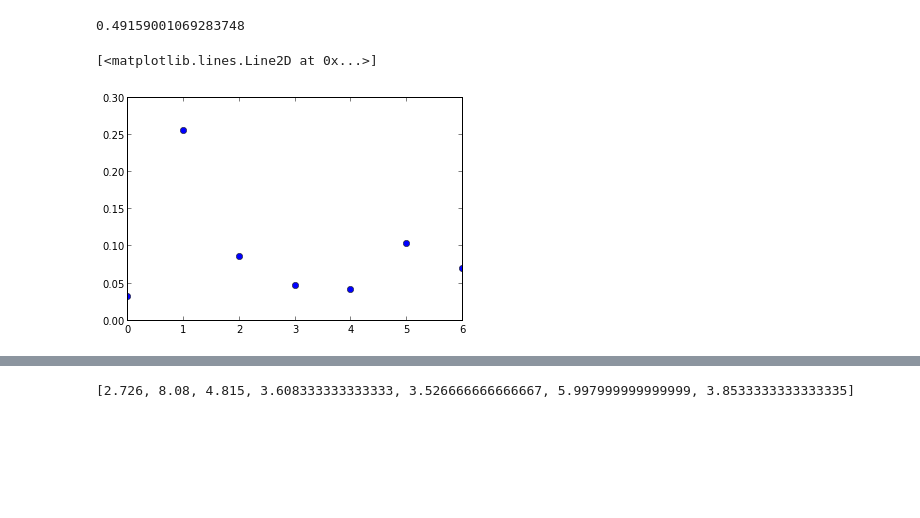
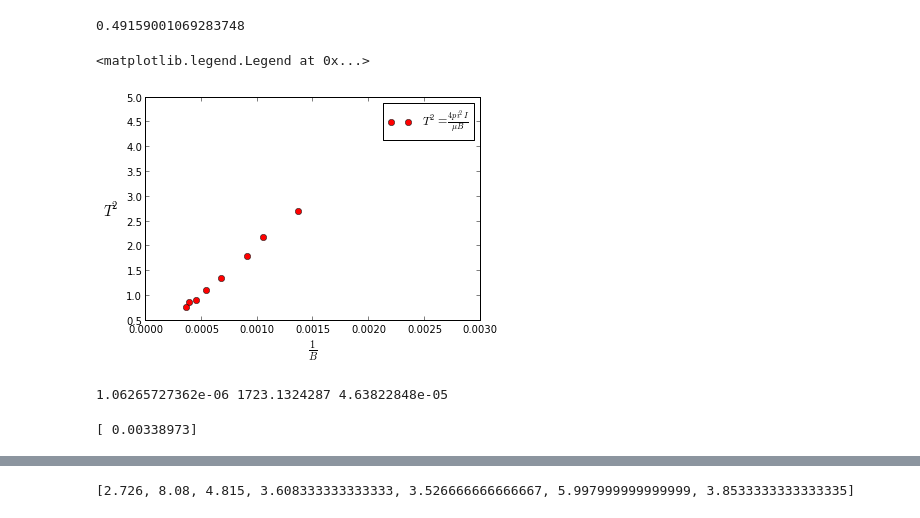
Before and after one commit to daniel-lozano/lab-intermedio, a Jupyter notebook: torque/Magnetico.ipynb, the cells around one changed output, grey strips where cells are left out. Cells and saved outputs as stored; diff of their text form; code cells hidden in the pictures; blank space fills up the shorter version.

```diff
--- a/torque/Magnetico.ipynb
+++ b/torque/Magnetico.ipynb
@@ -21,6 +21,6 @@ def f1(A,l):
     return a
 # %%
 def f2(T,A):
-    a=4*pi*pi*I/(c*A*T**2)
+    a=4*pi*pi*I/(c*A*(T**2))
     return a
 # %% [markdown]
@@ -101,0 +84,7 @@ de aqui hallamos la pendiente para hallar mu
+# %%
+L_=zeros(len(A),dtype="float")
+d=stats.linregress(A,L)[0]
+d0=stats.linregress(A,L)[1]
+for i in range(len(A)):
+
+    L_[i]=A[i]*d+d0
@@ -162,14 +167,29 @@ mean(M2)
 0.49159001069283748
 # %%
 T2=zeros(len(T),dtype="float")
-_B=zeros(len(T),dtype="float")
+_B=zeros(len(A),dtype="float")
+B=zeros(len(A),dtype="float")
 K=zeros(len(T),dtype="float")
+
 for i in range(len(T)):
     T2[i]=T[i]**2
     _B[i]=1/A[i]*c
+    B[i]=A[i]*c
     K[i]=c*A[i]*T[i]**2
 #plot(_B,T2,"ro")
-plot(K,"bo")
+#plot(K,"bo")
+
+plot(_B,T2,"ro",label="$T^{2}=\\frac{4 pi^{2} I}{\mu B}$")
+xlabel("$\\frac{1}{B}$",size=15)
+#ylabel("$ \T^{2} $",size=15)
+ylabel("$T^{ 2 }$ ",size=15,rotation="horizontal")
+legend()
 # %% [output]
-[<matplotlib.lines.Line2D at 0x...>]
+<matplotlib.legend.Legend at 0x...>
-[figure, old version]
+[figure, new version]
+# %%
+m=stats.linregress(_B,T2)[0]##m=4*pi²*I/mu
+mu=4*pi*pi*I/m
+print mu,m,I
+# %% [output]
+1.06265727362e-06 1723.1324287 4.63822848e-05
@@ -175,0 +203,4 @@ plot(K,"bo")
+# %%
+print valores
+# %% [output]
+[ 0.00338973]
```
Also changed, not shown: parts of 30 cells of this notebook, 2 other files.
